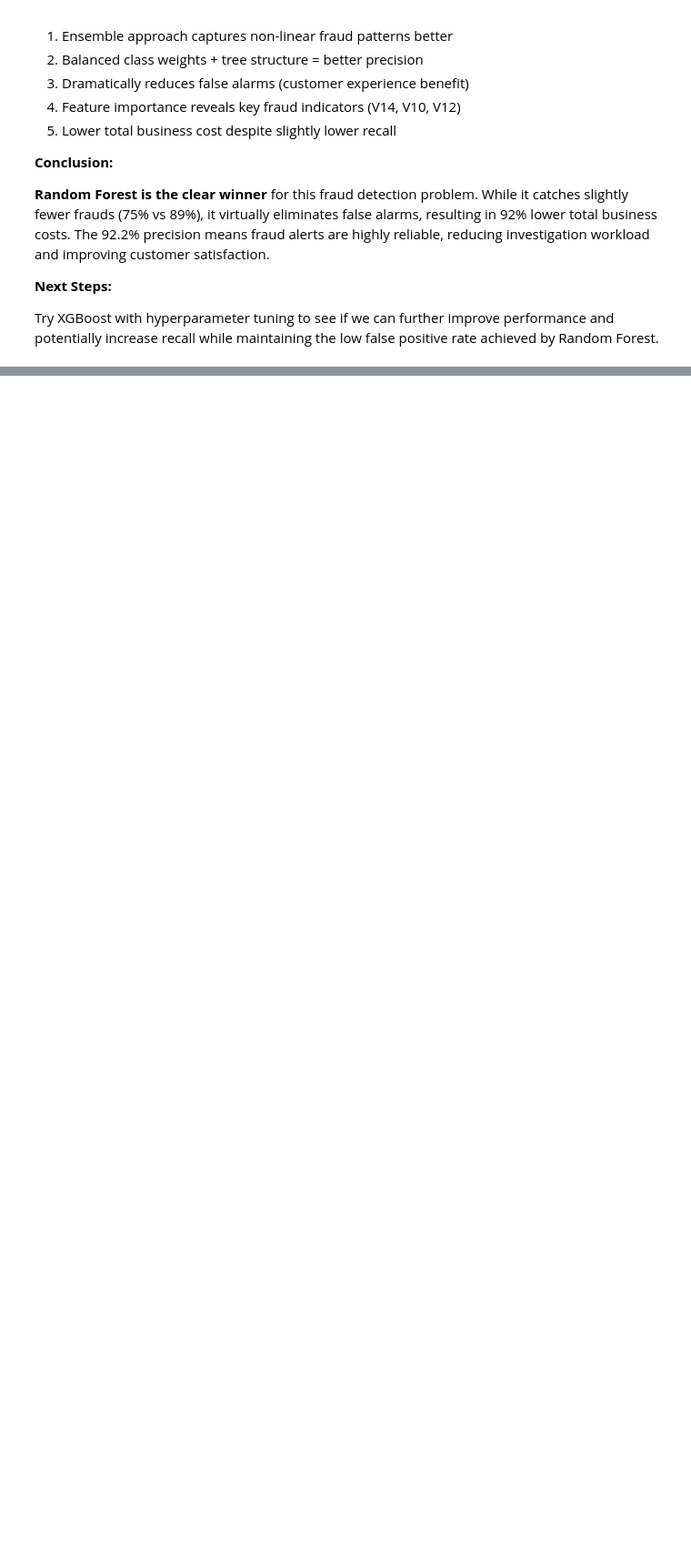
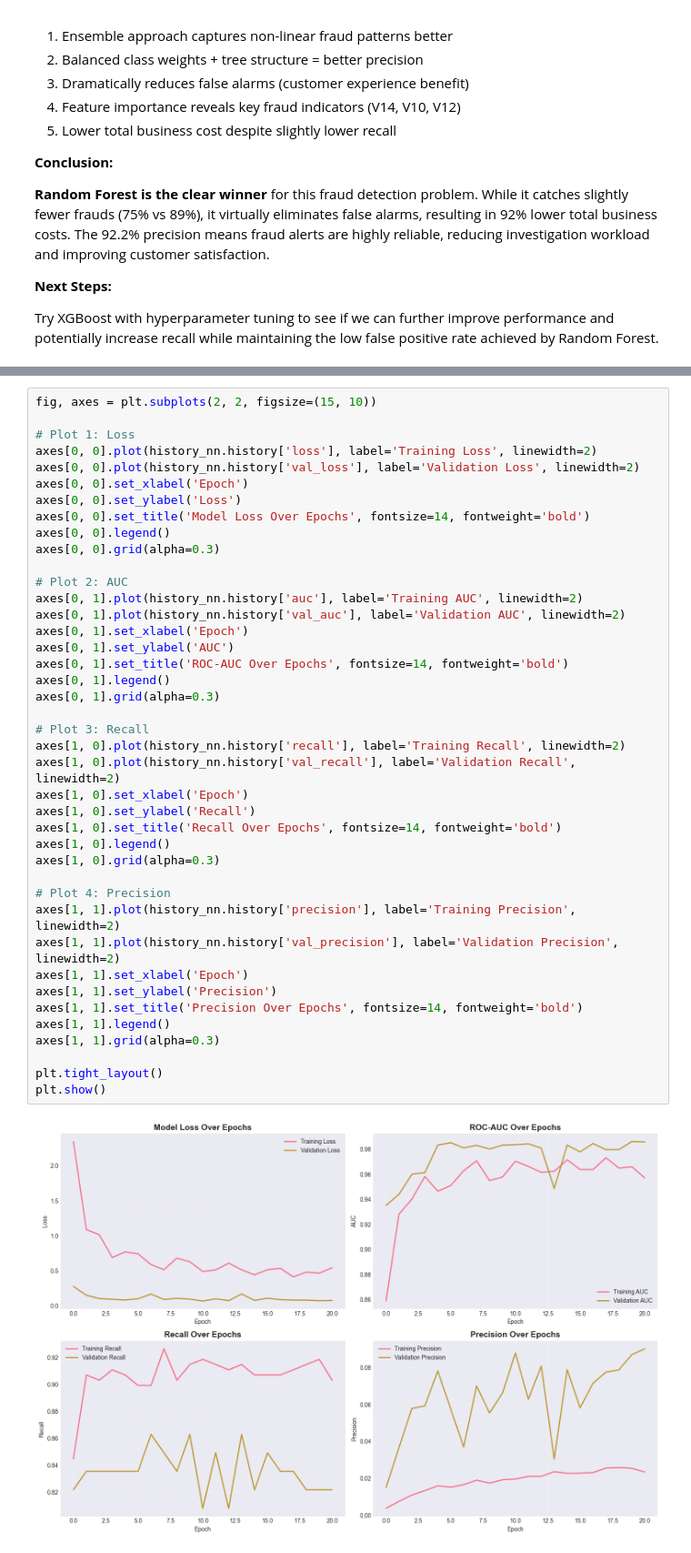
Before and after one commit to johnpospisil/credit-fraud-detection, a Jupyter notebook: credit-fraud-detection.ipynb, the cells around one changed output, grey strips where cells are left out. Shown at 91% size. Saved outputs shown, nothing was run; the diff lists cells and outputs as text; blank space fills up the shorter version.

```diff
--- a/credit-fraud-detection.ipynb
+++ b/credit-fraud-detection.ipynb
@@ -1968,0 +2685,43 @@ Try XGBoost with hyperparameter tuning to see if we can further improve performa
+# %%
+fig, axes = plt.subplots(2, 2, figsize=(15, 10))
+
+# Plot 1: Loss
+axes[0, 0].plot(history_nn.history['loss'], label='Training Loss', linewidth=2)
+axes[0, 0].plot(history_nn.history['val_loss'], label='Validation Loss', linewidth=2)
+axes[0, 0].set_xlabel('Epoch')
+axes[0, 0].set_ylabel('Loss')
+axes[0, 0].set_title('Model Loss Over Epochs', fontsize=14, fontweight='bold')
+axes[0, 0].legend()
+axes[0, 0].grid(alpha=0.3)
+
+# Plot 2: AUC
+axes[0, 1].plot(history_nn.history['auc'], label='Training AUC', linewidth=2)
+axes[0, 1].plot(history_nn.history['val_auc'], label='Validation AUC', linewidth=2)
+axes[0, 1].set_xlabel('Epoch')
+axes[0, 1].set_ylabel('AUC')
+axes[0, 1].set_title('ROC-AUC Over Epochs', fontsize=14, fontweight='bold')
+axes[0, 1].legend()
+axes[0, 1].grid(alpha=0.3)
+
+# Plot 3: Recall
+axes[1, 0].plot(history_nn.history['recall'], label='Training Recall', linewidth=2)
+axes[1, 0].plot(history_nn.history['val_recall'], label='Validation Recall', linewidth=2)
+axes[1, 0].set_xlabel('Epoch')
+axes[1, 0].set_ylabel('Recall')
+axes[1, 0].set_title('Recall Over Epochs', fontsize=14, fontweight='bold')
+axes[1, 0].legend()
+axes[1, 0].grid(alpha=0.3)
+
+# Plot 4: Precision
+axes[1, 1].plot(history_nn.history['precision'], label='Training Precision', linewidth=2)
+axes[1, 1].plot(history_nn.history['val_precision'], label='Validation Precision', linewidth=2)
+axes[1, 1].set_xlabel('Epoch')
+axes[1, 1].set_ylabel('Precision')
+axes[1, 1].set_title('Precision Over Epochs', fontsize=14, fontweight='bold')
+axes[1, 1].legend()
+axes[1, 1].grid(alpha=0.3)
+
+plt.tight_layout()
+plt.show()
+# %% [output]
+[figure, added]
```
Also changed, not shown: parts of 31 cells of this notebook.
